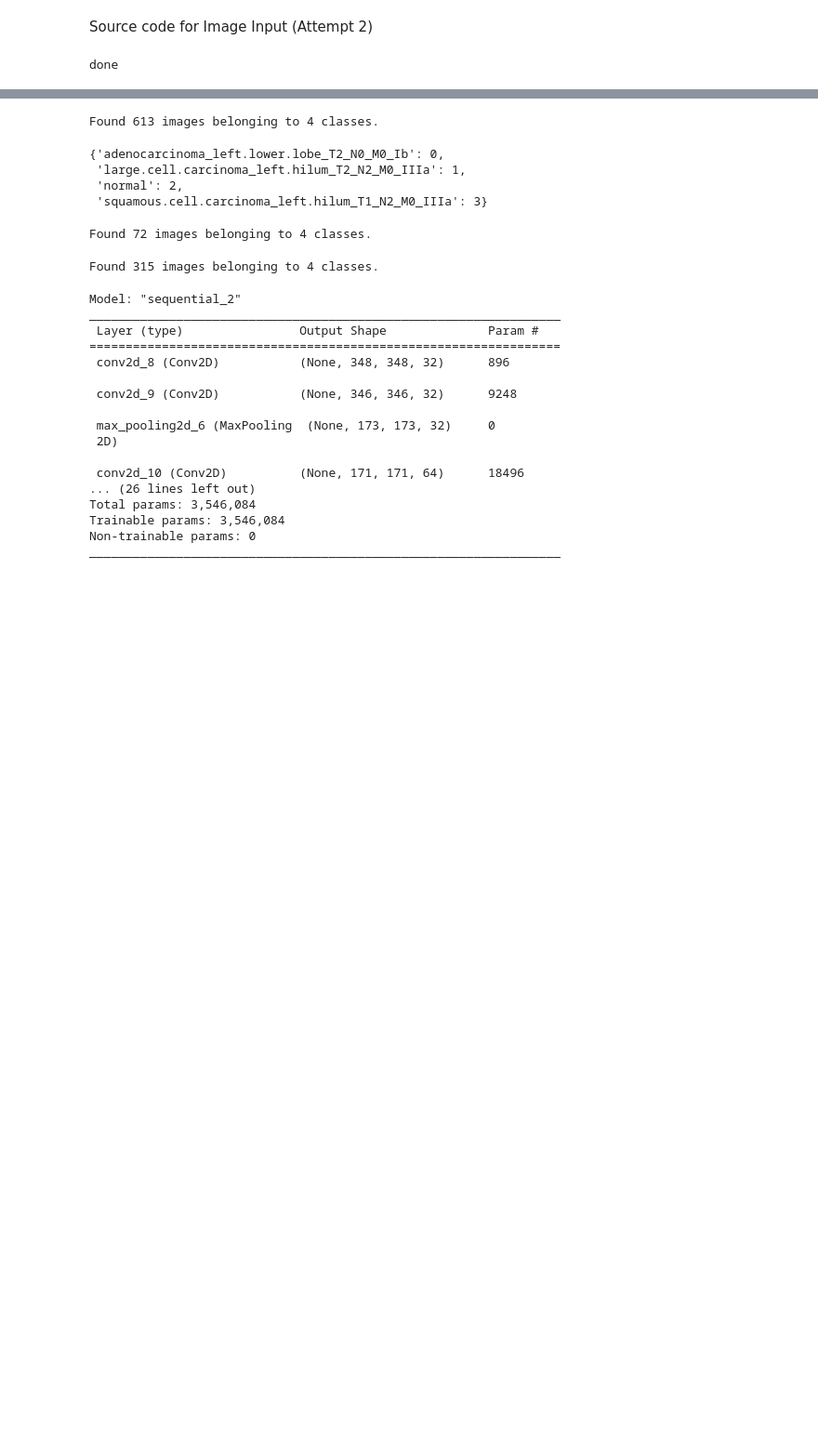
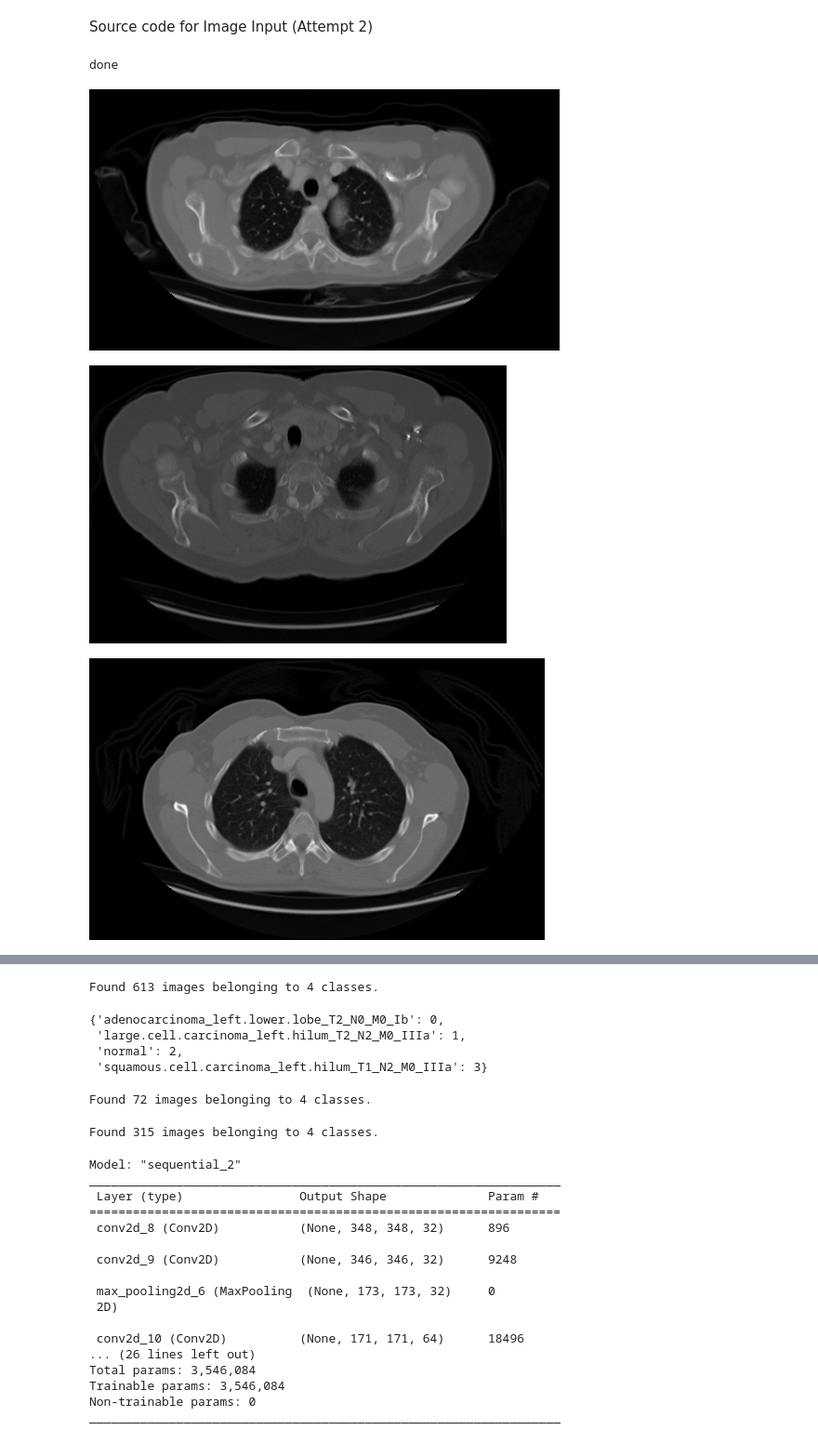
Before and after one commit to jcacierto/BMEN415Project, a Jupyter notebook: ImageInput/ImageInput.ipynb, the cells around one changed output, grey strips where cells are left out. Shown at 93% size. Saved outputs shown, nothing was run; the diff lists cells and outputs as text; code cells hidden in the pictures; blank space fills up the shorter version.

Commit message:
Added sample image viewing

```diff
--- a/ImageInput/ImageInput.ipynb
+++ b/ImageInput/ImageInput.ipynb
@@ -44,3 +44,15 @@ done
 test_path = '/content/Data/test'
 train_path = '/content/Data/train'
 val_path = '/content/Data/valid'
+# %%
+#Show images:
+
+impath = os.listdir('/content/Data/test/adenocarcinoma')
+
+for i in range(10):
+  comb = '/content/Data/test/adenocarcinoma/' + impath[i]
+  display(Image(comb))
+# %% [output]
+[figure, added]
+[figure, added]
+[figure, added]
```
Also changed, not shown: parts of 3 cells of this notebook.
